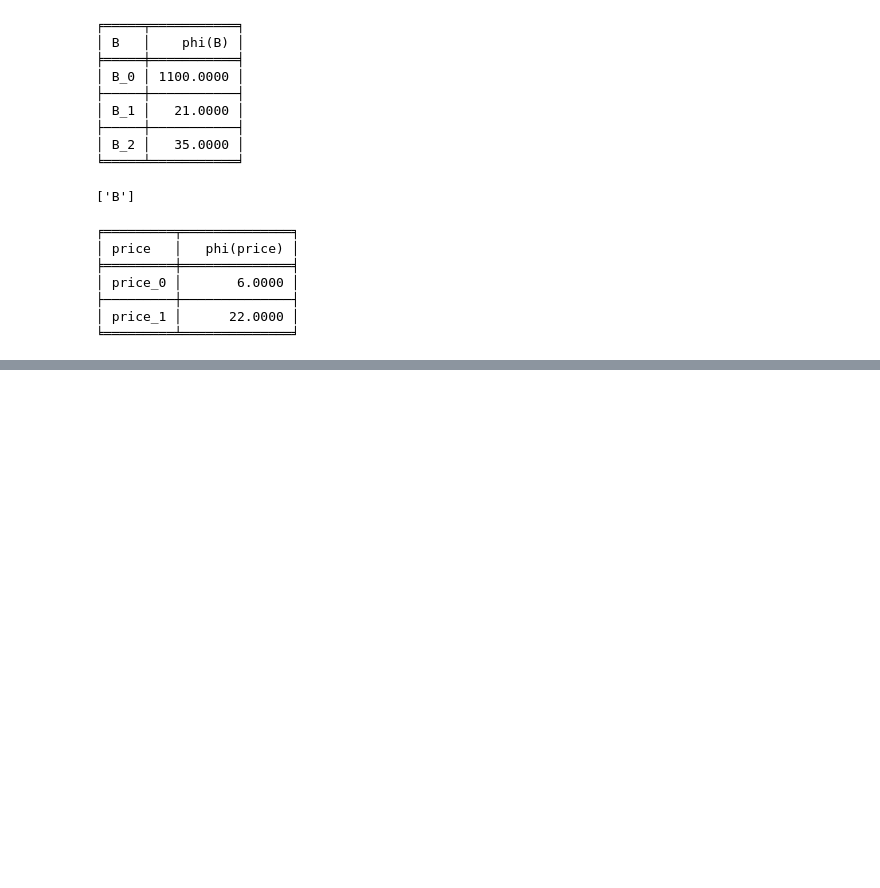
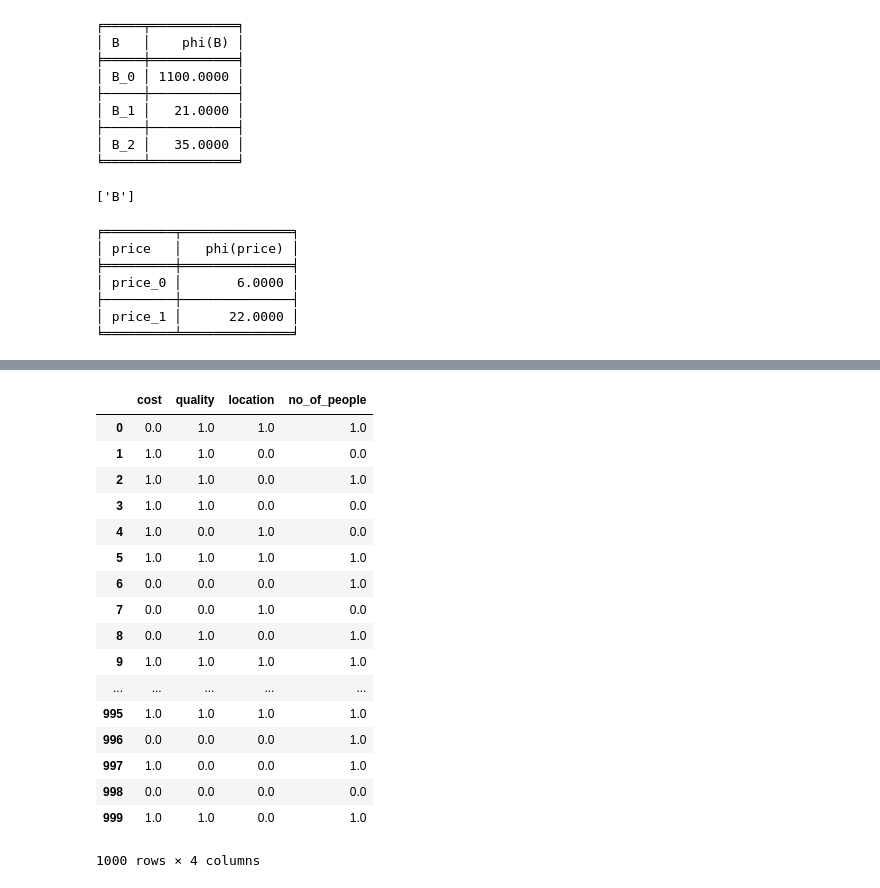
Before and after one commit to ix9527/PGM, a Jupyter notebook: PGM_py.ipynb, the cells around one changed output, grey strips where cells are left out. Cells and saved outputs as stored; diff of their text form; code cells hidden in the pictures; blank space fills up the shorter version.

```diff
--- a/PGM_py.ipynb
+++ b/PGM_py.ipynb
@@ -221,0 +405,7 @@ print(price_marginalized)
+# %%
+#Predictions from the model using pgmpy
+import numpy as np
+from pgmpy.models import BayesianModel
+data = np.random.randint(low=0, high=2, size=(1000,4))
+data = data.astype(float)
+data
@@ -221,0 +420,23 @@ print(price_marginalized)
+# %%
+import pandas as pd
+data = pd.DataFrame(data, columns=['cost','quality','location','no_of_people'])
+data
+# %% [output]
+|  | cost | quality | location | no_of_people |
+| 0 | 0.0 | 1.0 | 1.0 | 1.0 |
+| 1 | 1.0 | 1.0 | 0.0 | 0.0 |
+| 2 | 1.0 | 1.0 | 0.0 | 1.0 |
+| 3 | 1.0 | 1.0 | 0.0 | 0.0 |
+| 4 | 1.0 | 0.0 | 1.0 | 0.0 |
+| 5 | 1.0 | 1.0 | 1.0 | 1.0 |
+| 6 | 0.0 | 0.0 | 0.0 | 1.0 |
+| 7 | 0.0 | 0.0 | 1.0 | 0.0 |
+| 8 | 0.0 | 1.0 | 0.0 | 1.0 |
+| 9 | 1.0 | 1.0 | 1.0 | 1.0 |
+| ... | ... | ... | ... | ... |
+| 995 | 1.0 | 1.0 | 1.0 | 1.0 |
+| 996 | 0.0 | 0.0 | 0.0 | 1.0 |
+| 997 | 1.0 | 0.0 | 0.0 | 1.0 |
+| 998 | 0.0 | 0.0 | 0.0 | 0.0 |
+| 999 | 1.0 | 1.0 | 0.0 | 1.0 |
+1000 rows × 4 columns
```
Also changed, not shown: parts of 18 cells of this notebook.
